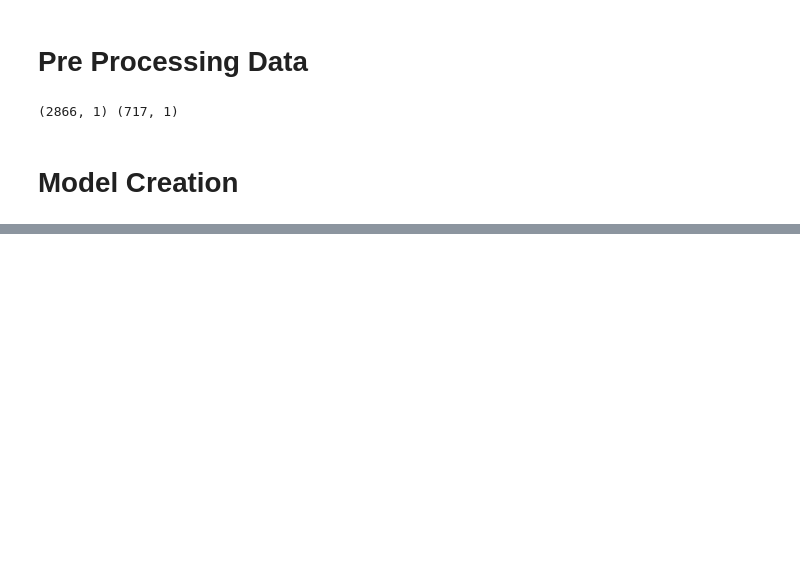
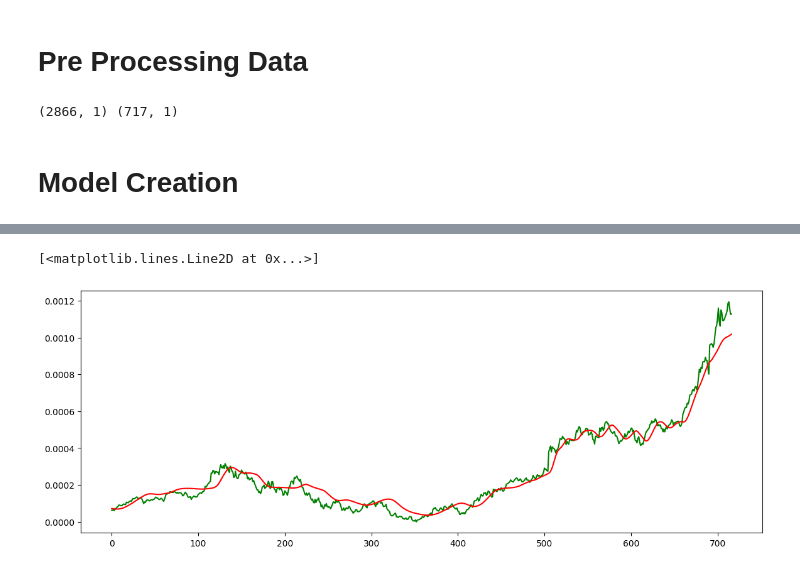
Before and after one commit to MBDoyle99/Stock-Prediction-NN, a Jupyter notebook: NN_Prediciton.ipynb, the cells around one changed output, grey strips where cells are left out. Saved outputs shown, nothing was run; the diff lists cells and outputs as text; code cells hidden in the pictures; blank space fills up the shorter version.

```diff
--- a/NN_Prediciton.ipynb
+++ b/NN_Prediciton.ipynb
@@ -155,0 +225,2 @@ for i in range(100, len(data_train)):
+# %%
+y_pred = model.predict(np.array(x))
@@ -155,0 +249,13 @@ for i in range(100, len(data_train)):
+# %%
+scale = scaler.scale_
+# %%
+y_pred = y_pred*scale
+# %%
+y = y*scale
+# %%
+plt.figure(figsize=(14, 5))
+plt.plot(y, color='g', label='Actual Price')
+plt.plot(y_pred, color='red', label='Predicted Price')
+# %% [output]
+[<matplotlib.lines.Line2D at 0x...>]
+[figure, added]
```
Also changed, not shown: parts of 14 cells of this notebook, 1 other file.
